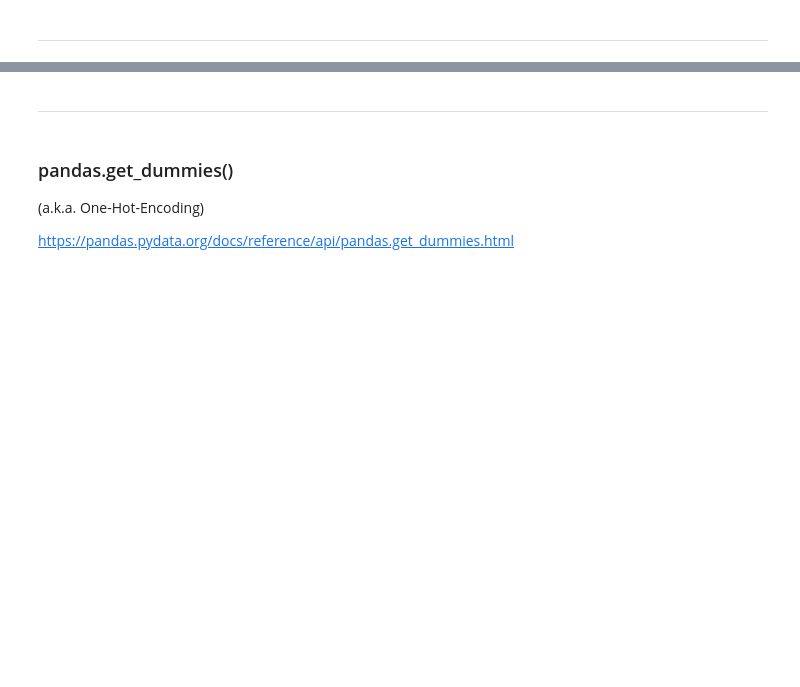
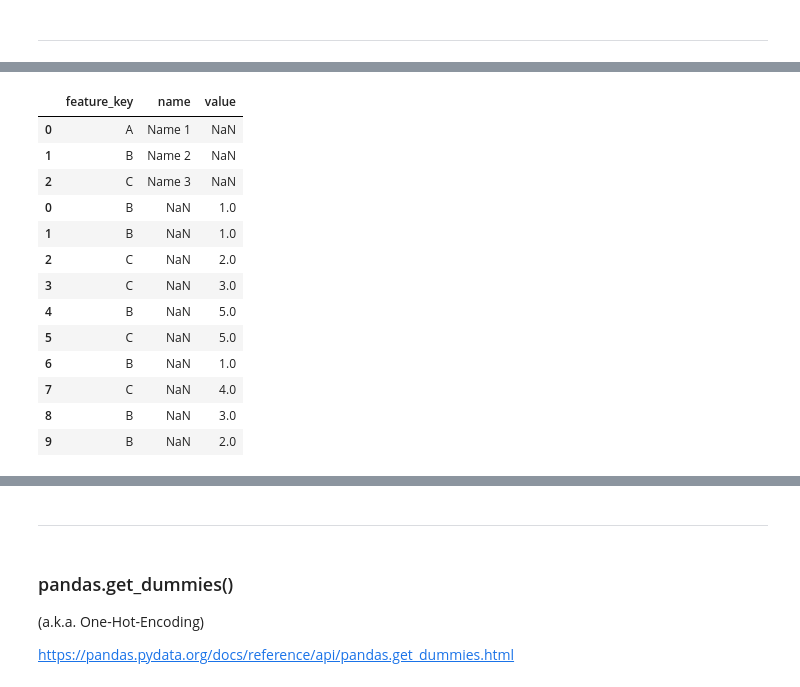
Before and after one commit to dataptmad0124/lessons, a Jupyter notebook: m1/20240205_etl_pandas_manipulation.ipynb, the cells around one changed output, grey strips where cells are left out. Cells and saved outputs as stored; diff of their text form; code cells hidden in the pictures; blank space fills up the shorter version.

```diff
--- a/m1/20240205_etl_pandas_manipulation.ipynb
+++ b/m1/20240205_etl_pandas_manipulation.ipynb
@@ -15,0 +111,4 @@ https://pandas.pydata.org/pandas-docs/stable/user_guide/merging.html
+# %%
+df_m1 = pd.DataFrame({'feature_key':['A','B','C'],
+                      'name':['Name 1','Name 2','Name 3']})
+df_m1
@@ -15,0 +120,9 @@ https://pandas.pydata.org/pandas-docs/stable/user_guide/merging.html
+# %%
+import random as r
+feature_options = ['A','B','C']
+value_random = [r.randint(1,5) for i in range(10)]
+feature_random = [feature_options[r.randint(0,2)] for i in range(10)]
+# %%
+df_m2 = pd.DataFrame({'feature_key':feature_random,
+                      'value':value_random})
+df_m2
@@ -21,3 +269,20 @@ __JOIN Types__
 ![Image](./img/etl_pandas_manipulation_01.jpg)
 # %% [markdown]
 ![Image](./img/etl_pandas_manipulation_02.jpg)
+# %%
+pd.concat([df_m1, df_m2])
+# %% [output]
+|  | feature_key | name | value |
+| 0 | A | Name 1 | NaN |
+| 1 | B | Name 2 | NaN |
+| 2 | C | Name 3 | NaN |
+| 0 | B | NaN | 1.0 |
+| 1 | B | NaN | 1.0 |
+| 2 | C | NaN | 2.0 |
+| 3 | C | NaN | 3.0 |
+| 4 | B | NaN | 5.0 |
+| 5 | C | NaN | 5.0 |
+| 6 | B | NaN | 1.0 |
+| 7 | C | NaN | 4.0 |
+| 8 | B | NaN | 3.0 |
+| 9 | B | NaN | 2.0 |
```
Also changed, not shown: parts of 30 cells of this notebook.
